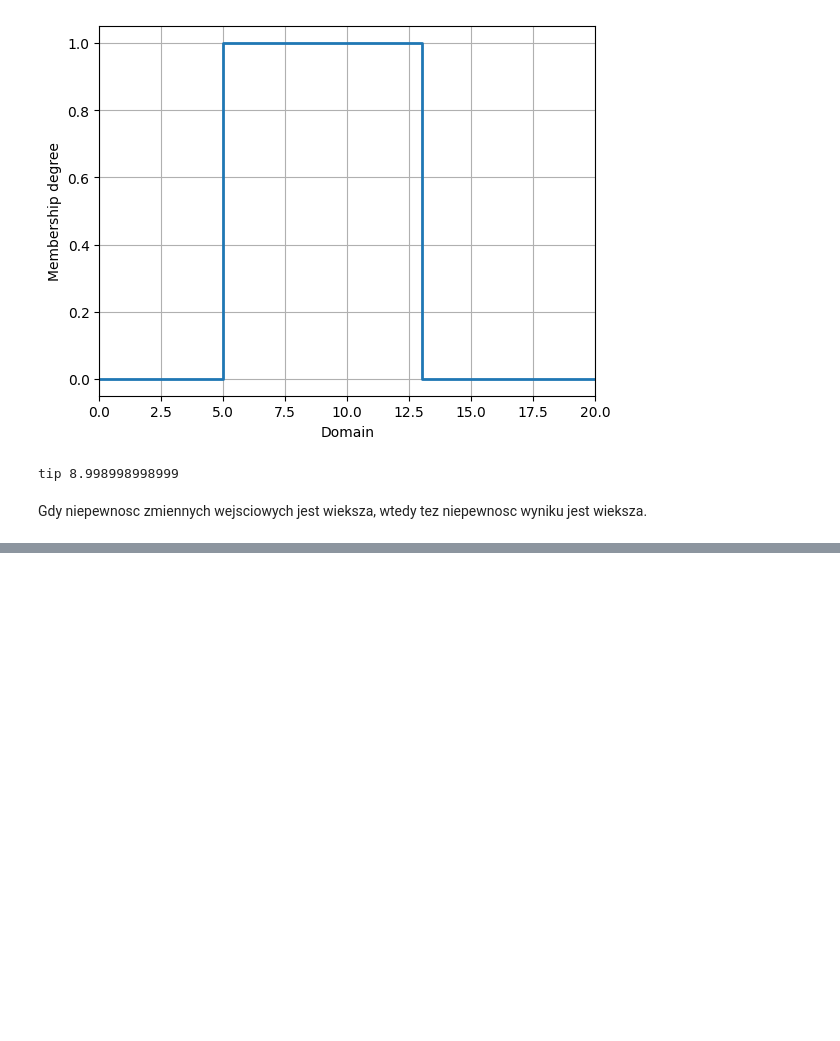
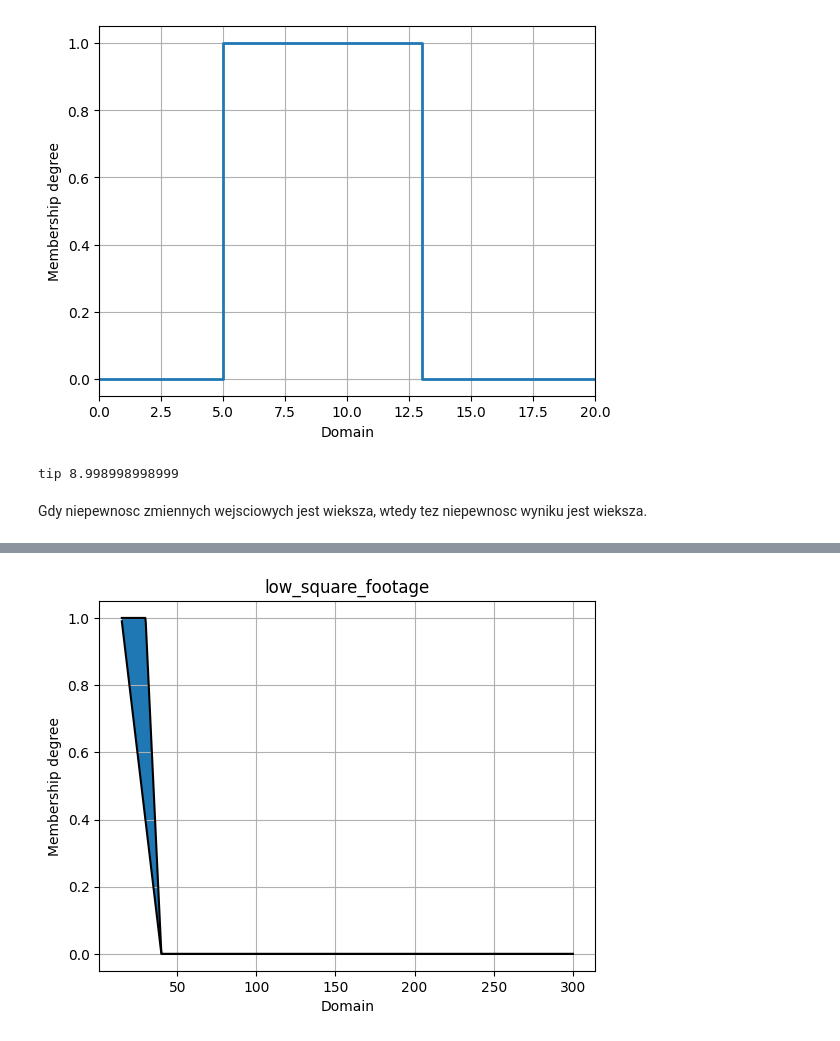
Before and after one commit to pppfkp/systemy_rozmyte, a Jupyter notebook: lab4/zad.ipynb, the cells around one changed output, grey strips where cells are left out. Cells and saved outputs as stored; diff of their text form; code cells hidden in the pictures; blank space fills up the shorter version.

```diff
--- a/lab4/zad.ipynb
+++ b/lab4/zad.ipynb
@@ -557,0 +562,84 @@ Gdy niepewnosc zmiennych wejsciowych  jest wieksza, wtedy tez niepewnosc wyniku
+# %%
+square_footage_universe = np.linspace(15, 300, 1000)
+distance_from_center_universe = np.linspace(0, 40, 1000)
+age_universe = np.linspace(0, 100, 1000)
+price_universe = np.linspace(100000, 1000000, 1000)
+
+low_square_footage = IT2FS(square_footage_universe, trapezoid_mf, [10, 15, 30, 40, 1.0], tri_mf, [0, 15, 40, 0.99])
+low_square_footage.plot("low_square_footage")
+medium_square_footage = IT2FS(square_footage_universe, tri_mf, [30, 50, 70, 1.0], tri_mf, [40, 50, 60, 1.0])
+medium_square_footage.plot("medium_square_footage")
+high_square_footage = IT2FS(square_footage_universe, trapezoid_mf, [60, 80, 300, 301, 1.0], tri_mf, [60, 300, 301, 0.99])
+high_square_footage.plot("high_square_footage")
+
+close_to_center = IT2FS(distance_from_center_universe, tri_mf, [-1, 0, 10, 0.99], trapezoid_mf, [-1, 0, 5, 10, 1.0])
+close_to_center.plot("close_to_center")
+medium_distance = IT2FS(distance_from_center_universe, tri_mf, [5, 15, 25, 1.0], tri_mf, [10, 15, 20, 0.99])
+medium_distance.plot("medium_distance")
+far_from_center = IT2FS(distance_from_center_universe, trapezoid_mf, [20, 30, 40, 41, 1.0], tri_mf, [25, 40, 41, 0.99])
+far_from_center.plot("far_from_center")
+
+new_building = IT2FS(age_universe, trapezoid_mf, [-1, 0, 10, 20, 1.0], tri_mf, [-1, 0, 20, 0.99])
+new_building.plot("new_building")
+medium_age_building = IT2FS(age_universe, tri_mf, [10, 30, 50, 1.0], tri_mf, [20, 30, 40, 0.99])
+medium_age_building.plot("medium_age_building")
+old_building = IT2FS(age_universe, trapezoid_mf, [40, 60, 100, 101, 1.0], tri_mf, [50, 100, 101, 0.99])
+old_building.plot("old_building")
+
+low_price = IT2FS(price_universe, trapezoid_mf, [0, 100000, 200000, 300000, 1.0], tri_mf, [0, 100000, 300000, 0.99])
+low_price.plot("low_price")
+medium_price = IT2FS(price_universe, tri_mf, [250000, 500000, 750000, 1.0], tri_mf, [300000, 500000, 700000, 0.99])
+medium_price.plot("medium_price")
+high_price = IT2FS(price_universe, trapezoid_mf, [600000, 800000, 1000000, 1000001, 1.0], tri_mf, [600000, 1000000, 1000001, 0.99])
+high_price.plot("high_price")
+
+# definiujemy sterownik rozmyty
+controller = Mamdani(t_norm=min_t_norm, s_norm=max_s_norm)
+# są 3 wejścia, jedno wyjście
+controller.add_input_variable('square_footage')
+controller.add_input_variable('distance_from_center')
+controller.add_input_variable('age')
+controller.add_output_variable('price')
+
+controller.add_rule([('square_footage', low_square_footage), ('distance_from_center', close_to_center), ('age', new_building)], [('price', medium_price)])
+controller.add_rule([('square_footage', low_square_footage), ('distance_from_center', close_to_center), ('age', medium_age_building)], [('price', low_price)])
+controller.add_rule([('square_footage', low_square_footage), ('distance_from_center', close_to_center), ('age', old_building)], [('price', low_price)])
+controller.add_rule([('square_footage', low_square_footage), ('distance_from_center', medium_distance), ('age', new_building)], [('price', medium_price)])
+controller.add_rule([('square_footage', low_square_footage), ('distance_from_center', medium_distance), ('age', medium_age_building)], [('price', low_price)])
+controller.add_rule([('square_footage', low_square_footage), ('distance_from_center', medium_distance), ('age', old_building)], [('price', low_price)])
+controller.add_rule([('square_footage', low_square_footage), ('distance_from_center', far_from_center), ('age', new_building)], [('price', low_price)])
+controller.add_rule([('square_footage', low_square_footage), ('distance_from_center', far_from_center), ('age', medium_age_building)], [('price', low_price)])
+controller.add_rule([('square_footage', low_square_footage), ('distance_from_center', far_from_center), ('age', old_building)], [('price', low_price)])
+
+controller.add_rule([('square_footage', medium_square_footage), ('distance_from_center', close_to_center), ('age', new_building)], [('price', high_price)])
+controller.add_rule([('square_footage', medium_square_footage), ('distance_from_center', close_to_center), ('age', medium_age_building)], [('price', medium_price)])
+controller.add_rule([('square_footage', medium_square_footage), ('distance_from_center', close_to_center), ('age', old_building)], [('price', medium_price)])
+controller.add_rule([('square_footage', medium_square_footage), ('distance_from_center', medium_distance), ('age', new_building)], [('price', high_price)])
+controller.add_rule([('square_footage', medium_square_footage), ('distance_from_center', medium_distance), ('age', medium_age_building)], [('price', medium_price)])
+controller.add_rule([('square_footage', medium_square_footage), ('distance_from_center', medium_distance), ('age', old_building)], [('price', low_price)])
+controller.add_rule([('square_footage', medium_square_footage), ('distance_from_center', far_from_center), ('age', new_building)], [('price', medium_price)])
+controller.add_rule([('square_footage', medium_square_footage), ('distance_from_center', far_from_center), ('age', medium_age_building)], [('price', low_price)])
+controller.add_rule([('square_footage', medium_square_footage), ('distance_from_center', far_from_center), ('age', old_building)], [('price', low_price)])
+
+controller.add_rule([('square_footage', high_square_footage), ('distance_from_center', close_to_center), ('age', new_building)], [('price', high_price)])
+controller.add_rule([('square_footage', high_square_footage), ('distance_from_center', close_to_center), ('age', medium_age_building)], [('price', high_price)])
+controller.add_rule([('square_footage', high_square_footage), ('distance_from_center', close_to_center), ('age', old_building)], [('price', medium_price)])
+controller.add_rule([('square_footage', high_square_footage), ('distance_from_center', medium_distance), ('age', new_building)], [('price', high_price)])
+controller.add_rule([('square_footage', high_square_footage), ('distance_from_center', medium_distance), ('age', medium_age_building)], [('price', high_price)])
+controller.add_rule([('square_footage', high_square_footage), ('distance_from_center', medium_distance), ('age', old_building)], [('price', medium_price)])
+controller.add_rule([('square_footage', high_square_footage), ('distance_from_center', far_from_center), ('age', new_building)], [('price', medium_price)])
+controller.add_rule([('square_footage', high_square_footage), ('distance_from_center', far_from_center), ('age', medium_age_building)], [('price', medium_price)])
+controller.add_rule([('square_footage', high_square_footage), ('distance_from_center', far_from_center), ('age', old_building)], [('price', low_price)])
+
+example_square_footage = 70
+example_distance = 20
+example_age = 50
+
+# podajemy ostre wejścia i uzyskujemy wyjście
+it2out, tr = controller.evaluate({"square_footage": example_square_footage, "distance_from_center": example_distance, "age": example_age})
+it2out["price"].plot()
+TR_plot(price_universe, tr["price"])
+# wypisujemy wyjście po defuzzyfikacji
+print('price', crisp(tr["price"]))
+# %% [output]
+[figure, added]
```
Also changed, not shown: parts of 3 cells of this notebook.
